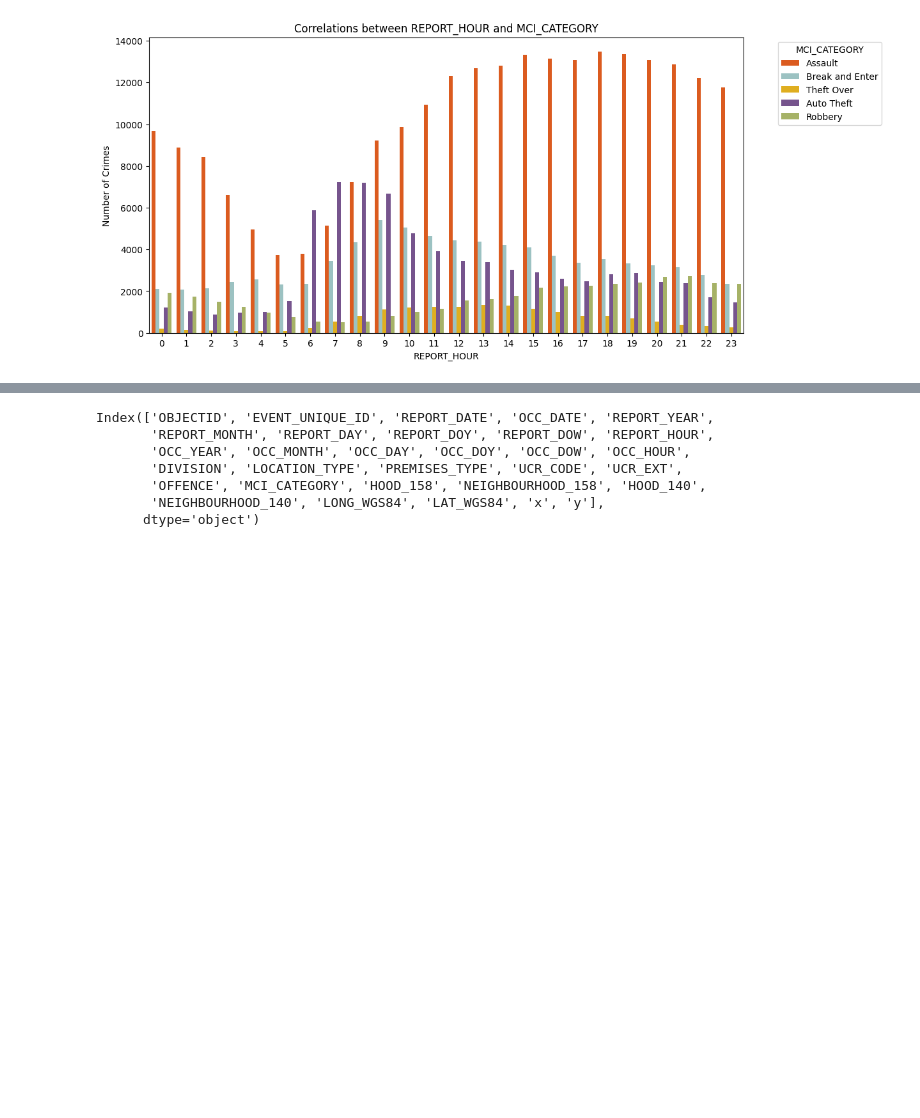
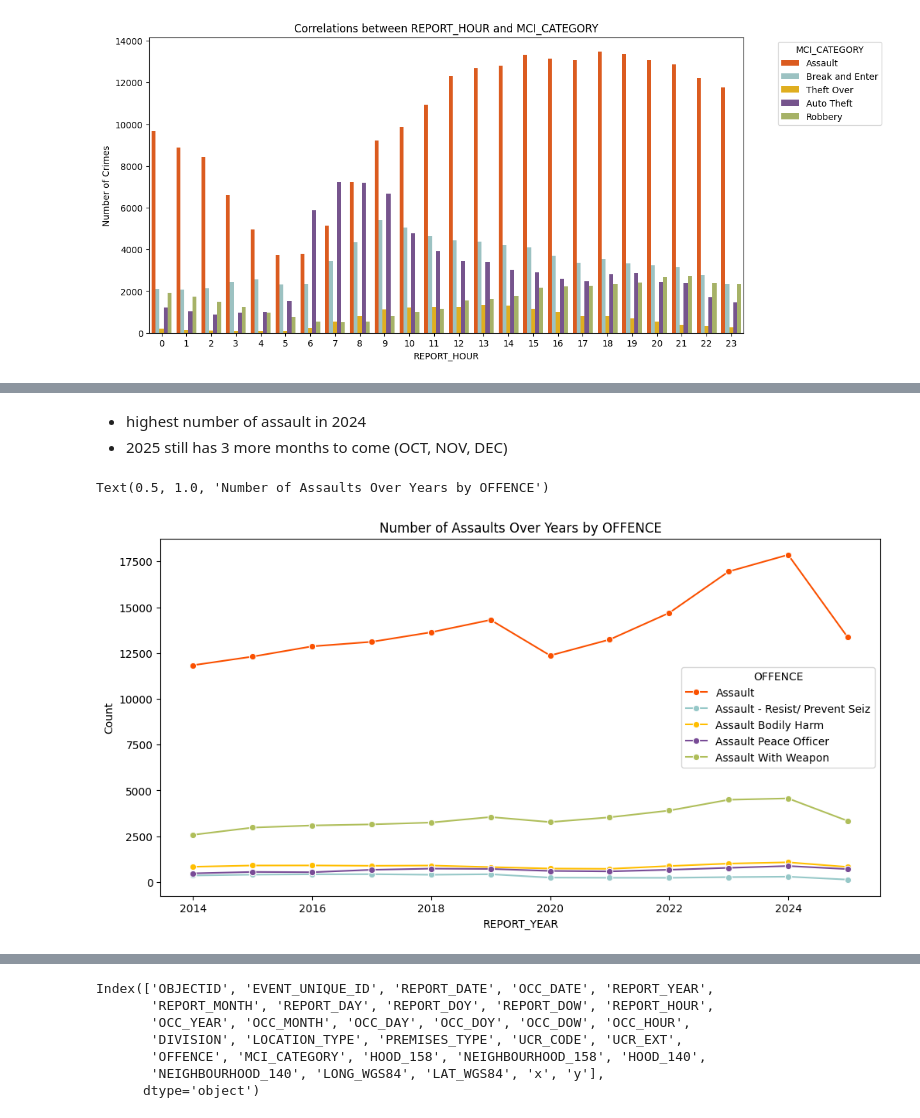
Before and after one commit to yiyi75/DataExploration, a Jupyter notebook: TorontoPoliceDataExplore.ipynb, the cells around one changed output, grey strips where cells are left out. Cells and saved outputs as stored; diff of their text form; code cells hidden in the pictures; blank space fills up the shorter version.

```diff
--- a/TorontoPoliceDataExplore.ipynb
+++ b/TorontoPoliceDataExplore.ipynb
@@ -263,0 +362,12 @@ plt.show()
+# %% [markdown]
+- highest number of assault in 2024
+- 2025 still has 3 more months to come (OCT, NOV, DEC)
+# %%
+# line graph for top 5 Assault over years and color by OFFENCE
+plt.figure(figsize=(12,6))
+top_offences = policeData[policeData['MCI_CATEGORY'] == 'Assault'].groupby('OFFENCE').size().nlargest(5).index
+sns.lineplot(data=policeData[policeData['MCI_CATEGORY'] == 'Assault'][policeData['OFFENCE'].isin(top_offences)].groupby(['REPORT_YEAR', 'OFFENCE']).size().reset_index(name='Count'), x='REPORT_YEAR', y='Count', hue='OFFENCE', marker='o', palette=color_palette)
+plt.title('Number of Assaults Over Years by OFFENCE')
+# %% [output]
+Text(0.5, 1.0, 'Number of Assaults Over Years by OFFENCE')
+[figure, added]
```
Also changed, not shown: parts of 35 cells of this notebook, 1 other file.
